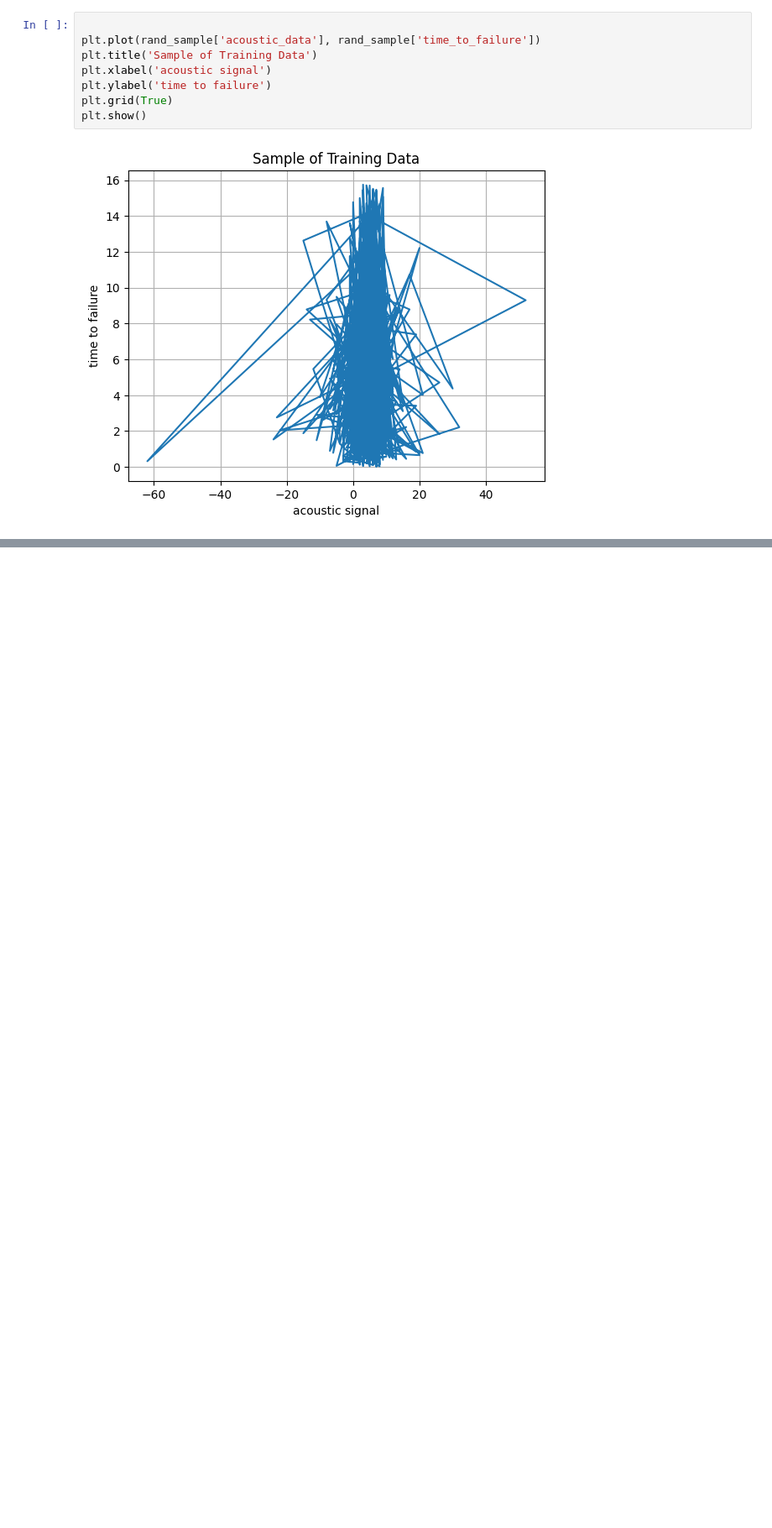
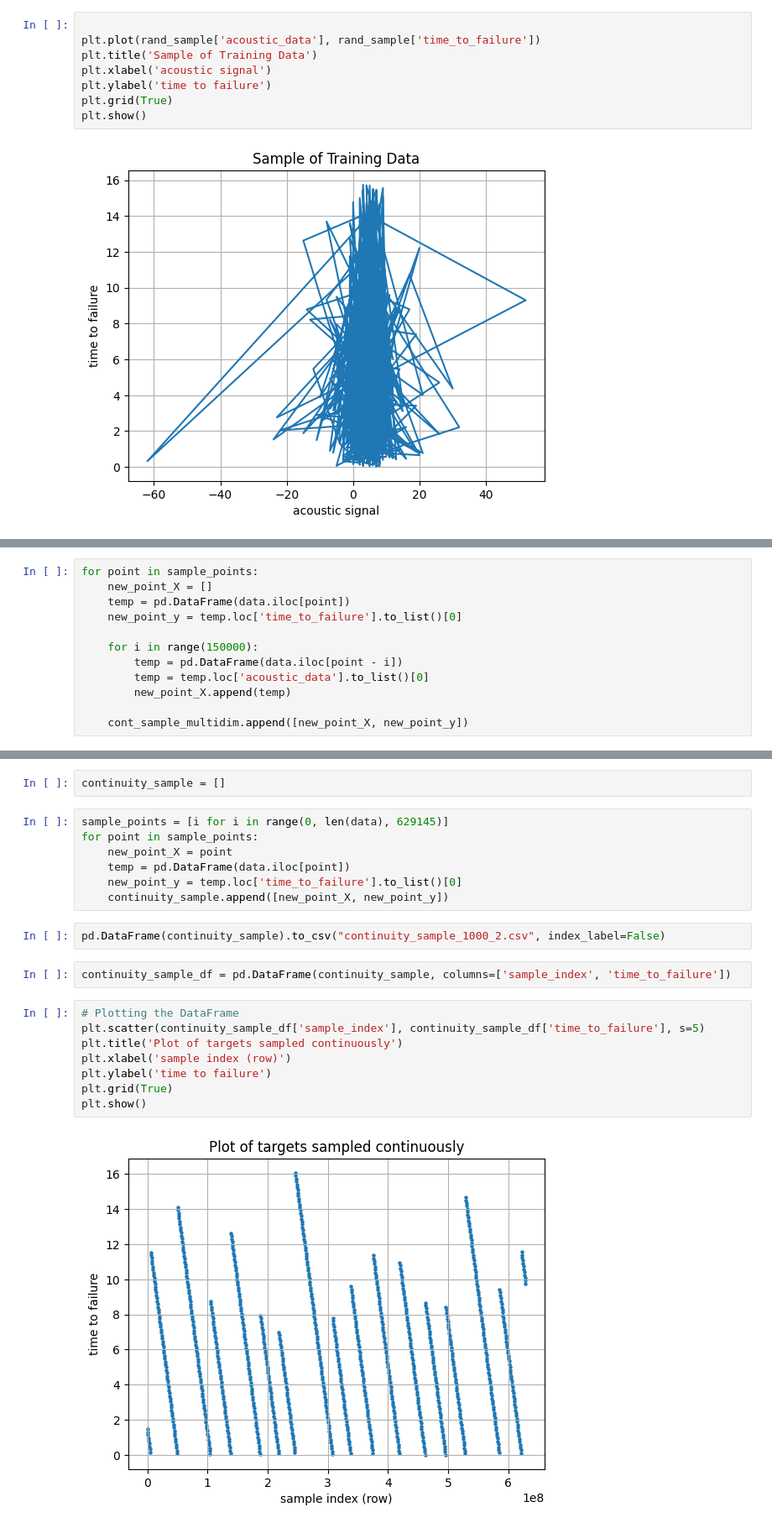
Before and after one commit to cmadrazo/Group_7_LANL_Earthquake, a Jupyter notebook: Data/data_description.ipynb, the cells around one changed output, grey strips where cells are left out. Shown: that part at 84% size. Cells and saved outputs as stored; diff of their text form; blank space fills up the shorter version.

```diff
--- a/Data/data_description.ipynb
+++ b/Data/data_description.ipynb
@@ -63,0 +119,12 @@ plt.show()
+# %%
+for point in sample_points:
+    new_point_X = []
+    temp = pd.DataFrame(data.iloc[point])
+    new_point_y = temp.loc['time_to_failure'].to_list()[0]
+
+    for i in range(150000):
+        temp = pd.DataFrame(data.iloc[point - i])
+        temp = temp.loc['acoustic_data'].to_list()[0]
+        new_point_X.append(temp)
+
+    cont_sample_multidim.append([new_point_X, new_point_y])
@@ -63,0 +135,23 @@ plt.show()
+# %%
+continuity_sample = []
+# %%
+sample_points = [i for i in range(0, len(data), 629145)]
+for point in sample_points:
+    new_point_X = point
+    temp = pd.DataFrame(data.iloc[point])
+    new_point_y = temp.loc['time_to_failure'].to_list()[0]
+    continuity_sample.append([new_point_X, new_point_y])
+# %%
+pd.DataFrame(continuity_sample).to_csv("continuity_sample_1000_2.csv", index_label=False)
+# %%
+continuity_sample_df = pd.DataFrame(continuity_sample, columns=['sample_index', 'time_to_failure'])
+# %%
+# Plotting the DataFrame
+plt.scatter(continuity_sample_df['sample_index'], continuity_sample_df['time_to_failure'], s=5)
+plt.title('Plot of targets sampled continuously')
+plt.xlabel('sample index (row)')
+plt.ylabel('time to failure')
+plt.grid(True)
+plt.show()
+# %% [output]
+[figure, added]
```
Also changed, not shown: parts of 20 cells of this notebook, 14 other files.
